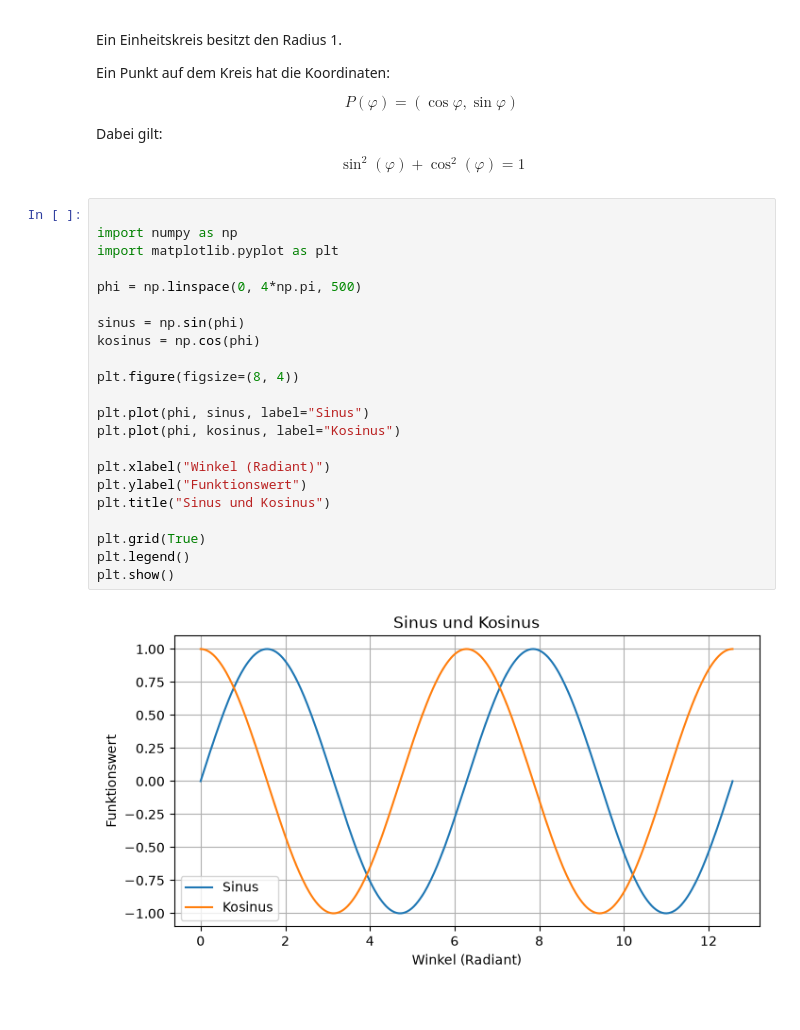
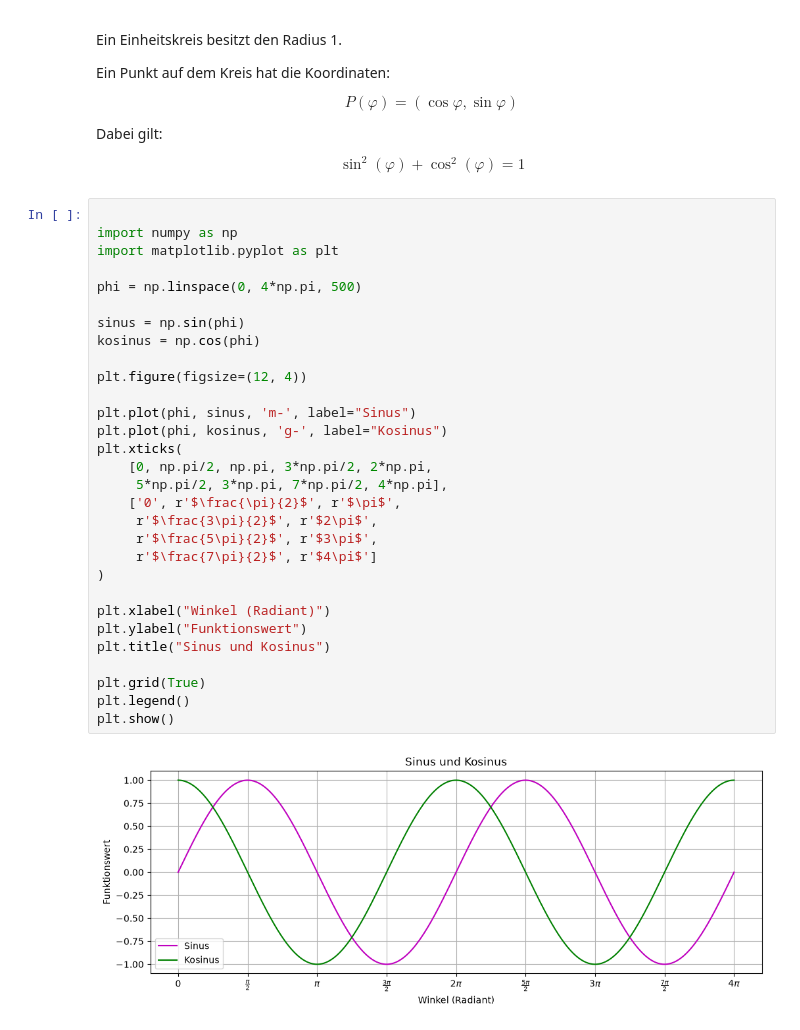
Before and after one commit to markostreich/Quantenphysik, a Jupyter notebook: Quantenphysik.ipynb, the cells around one changed output. Saved outputs shown, nothing was run; the diff lists cells and outputs as text.

```diff
--- a/Quantenphysik.ipynb
+++ b/Quantenphysik.ipynb
@@ -17,24 +17,32 @@ $$\sin^2(\varphi)+\cos^2(\varphi)=1$$
 # %%
 
 import numpy as np
 import matplotlib.pyplot as plt
 
 phi = np.linspace(0, 4*np.pi, 500)
 
 sinus = np.sin(phi)
 kosinus = np.cos(phi)
 
-plt.figure(figsize=(8, 4))
+plt.figure(figsize=(12, 4))
 
-plt.plot(phi, sinus, label="Sinus")
-plt.plot(phi, kosinus, label="Kosinus")
+plt.plot(phi, sinus, 'm-', label="Sinus")
+plt.plot(phi, kosinus, 'g-', label="Kosinus")
+plt.xticks(
+    [0, np.pi/2, np.pi, 3*np.pi/2, 2*np.pi,
+     5*np.pi/2, 3*np.pi, 7*np.pi/2, 4*np.pi],
+    ['0', r'$\frac{\pi}{2}$', r'$\pi$',
+     r'$\frac{3\pi}{2}$', r'$2\pi$',
+     r'$\frac{5\pi}{2}$', r'$3\pi$',
+     r'$\frac{7\pi}{2}$', r'$4\pi$']
+)
 
 plt.xlabel("Winkel (Radiant)")
 plt.ylabel("Funktionswert")
 plt.title("Sinus und Kosinus")
 
 plt.grid(True)
 plt.legend()
 plt.show()
 # %% [output]
-[figure, old version]
+[figure, new version]
```
Also changed, not shown: parts of 2 cells of this notebook.
